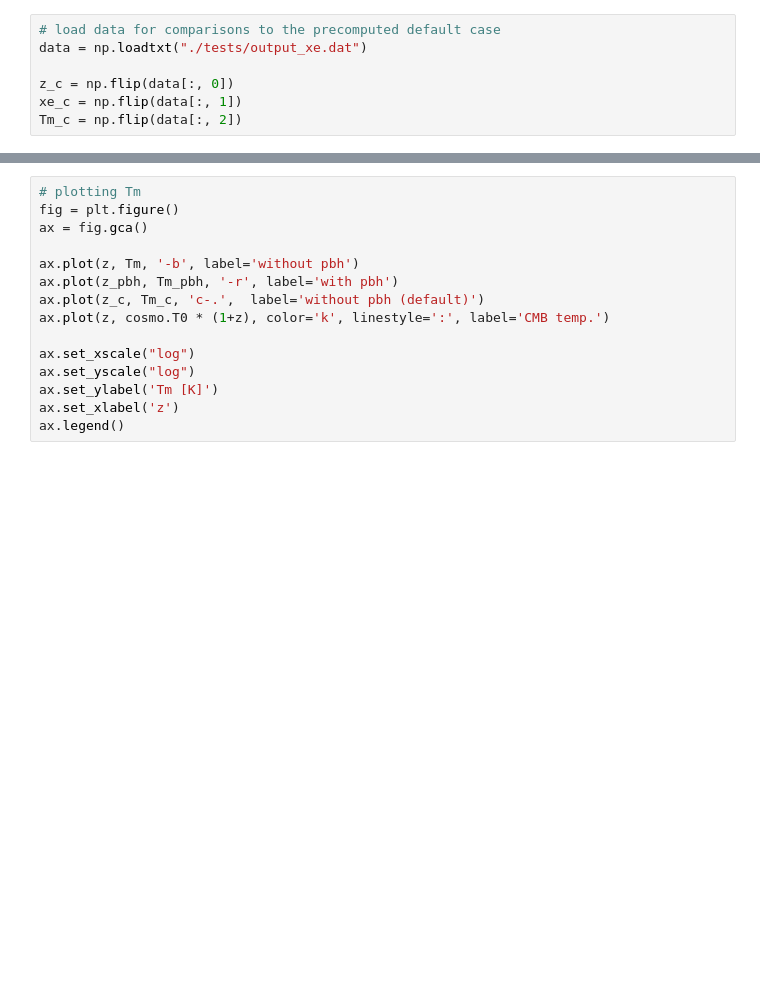
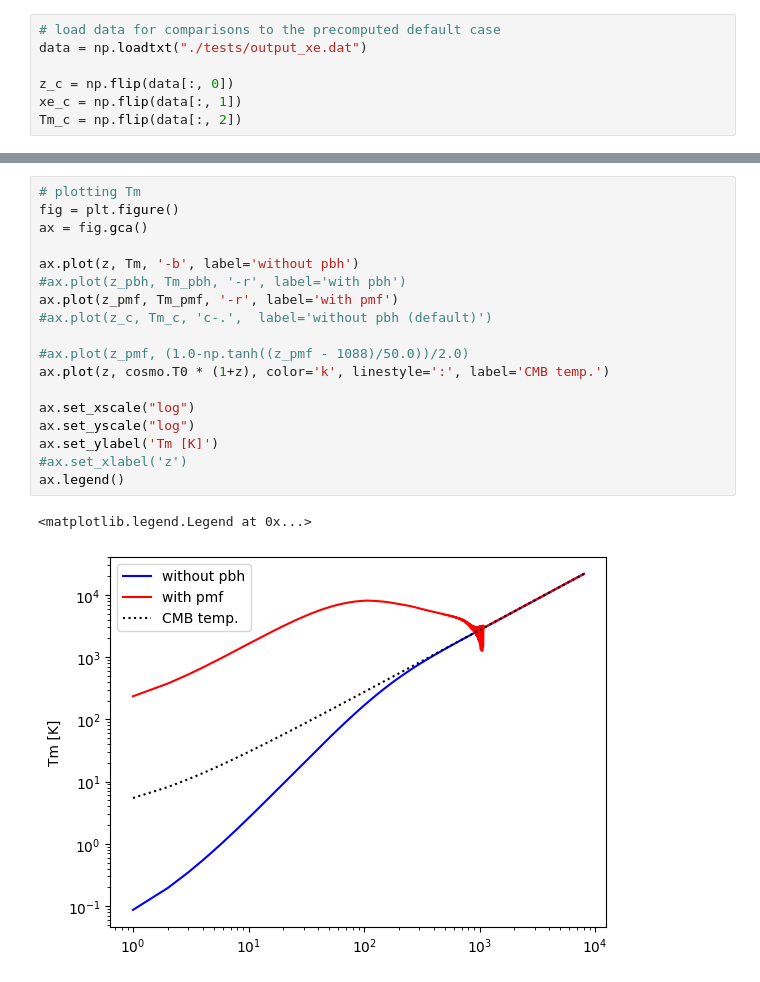
Before and after one commit to gaetanfacchinetti/HYREC-2, a Jupyter notebook: example.ipynb, the cells around one changed output, grey strips where cells are left out. Drawn from its saved outputs; the diff is of its cells as text; blank space fills up the shorter version.

```diff
--- a/example.ipynb
+++ b/example.ipynb
@@ -42,15 +46,21 @@ ax.legend()
 # %%
 # plotting Tm
 fig = plt.figure()
 ax = fig.gca()
 
 ax.plot(z, Tm, '-b', label='without pbh')
-ax.plot(z_pbh, Tm_pbh, '-r', label='with pbh')
-ax.plot(z_c, Tm_c, 'c-.',  label='without pbh (default)')
+#ax.plot(z_pbh, Tm_pbh, '-r', label='with pbh')
+ax.plot(z_pmf, Tm_pmf, '-r', label='with pmf')
+#ax.plot(z_c, Tm_c, 'c-.',  label='without pbh (default)')
+
+#ax.plot(z_pmf, (1.0-np.tanh((z_pmf - 1088)/50.0))/2.0)
 ax.plot(z, cosmo.T0 * (1+z), color='k', linestyle=':', label='CMB temp.')
 
 ax.set_xscale("log")
 ax.set_yscale("log")
 ax.set_ylabel('Tm [K]')
-ax.set_xlabel('z')
+#ax.set_xlabel('z')
 ax.legend()
+# %% [output]
+<matplotlib.legend.Legend at 0x...>
+[figure, added]
```
Also changed, not shown: parts of 3 cells of this notebook, 8 other files.
